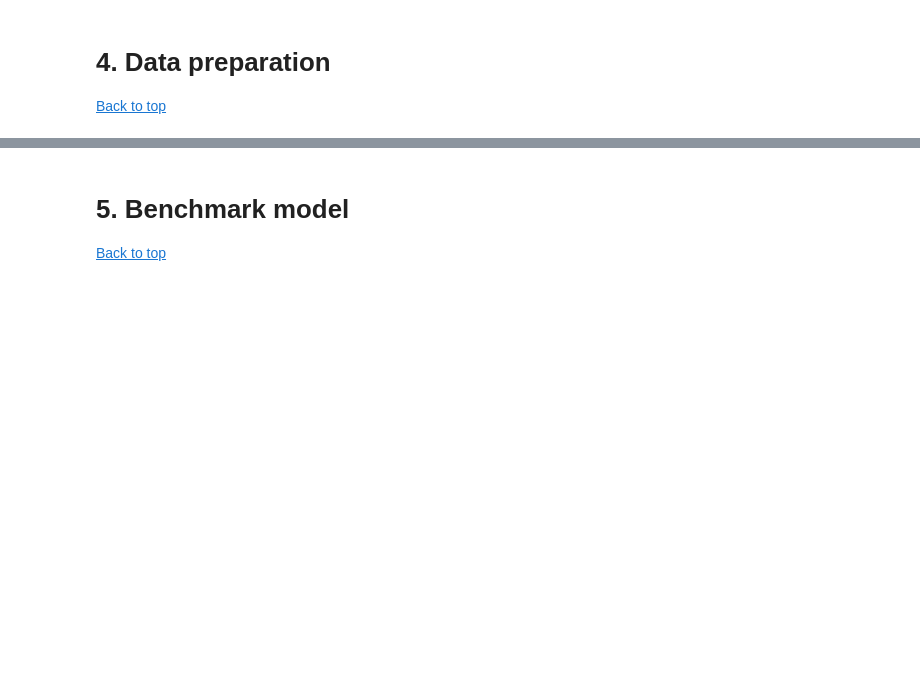
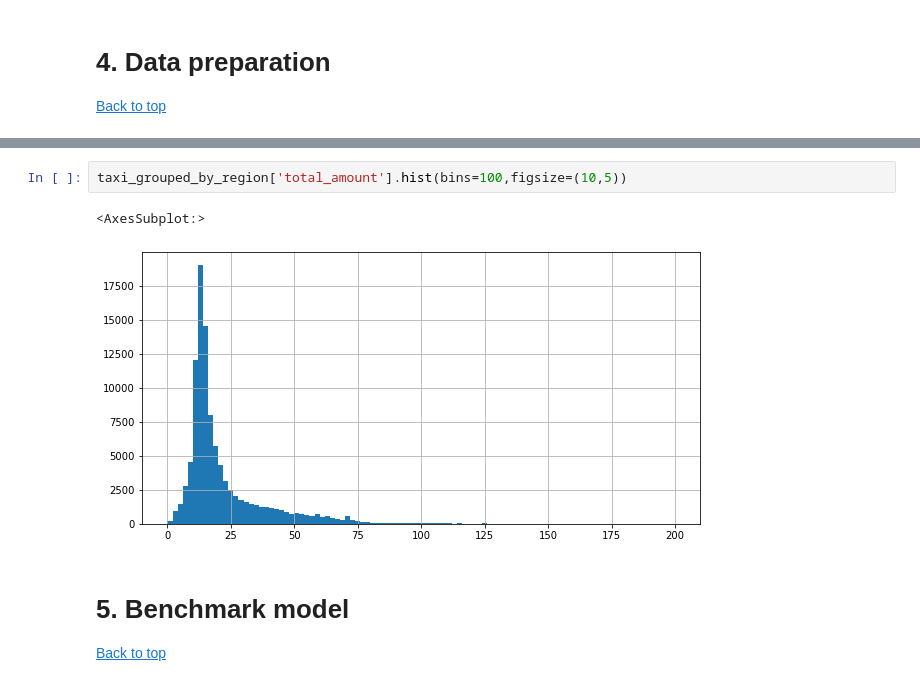
Before and after one commit to Au-Jonathan/New-York-Taxi-Analysis, a Jupyter notebook: Module 2.ipynb, the cells around one changed output, grey strips where cells are left out. Saved outputs shown, nothing was run; the diff lists cells and outputs as text; blank space fills up the shorter version.

```diff
--- a/Module 2.ipynb
+++ b/Module 2.ipynb
@@ -281,3 +559,8 @@ Since the average just just over 15, we can agree to cut from $200 level
+# %%
+taxi_grouped_by_region['total_amount'].hist(bins=100,figsize=(10,5))
+# %% [output]
+<AxesSubplot:>
+[figure, added]
 # %% [markdown]
 # 5. Benchmark model <a id='benchmark_model'></a>
 [Back to top](#table_of_contents)
```
Also changed, not shown: parts of 50 cells of this notebook.
